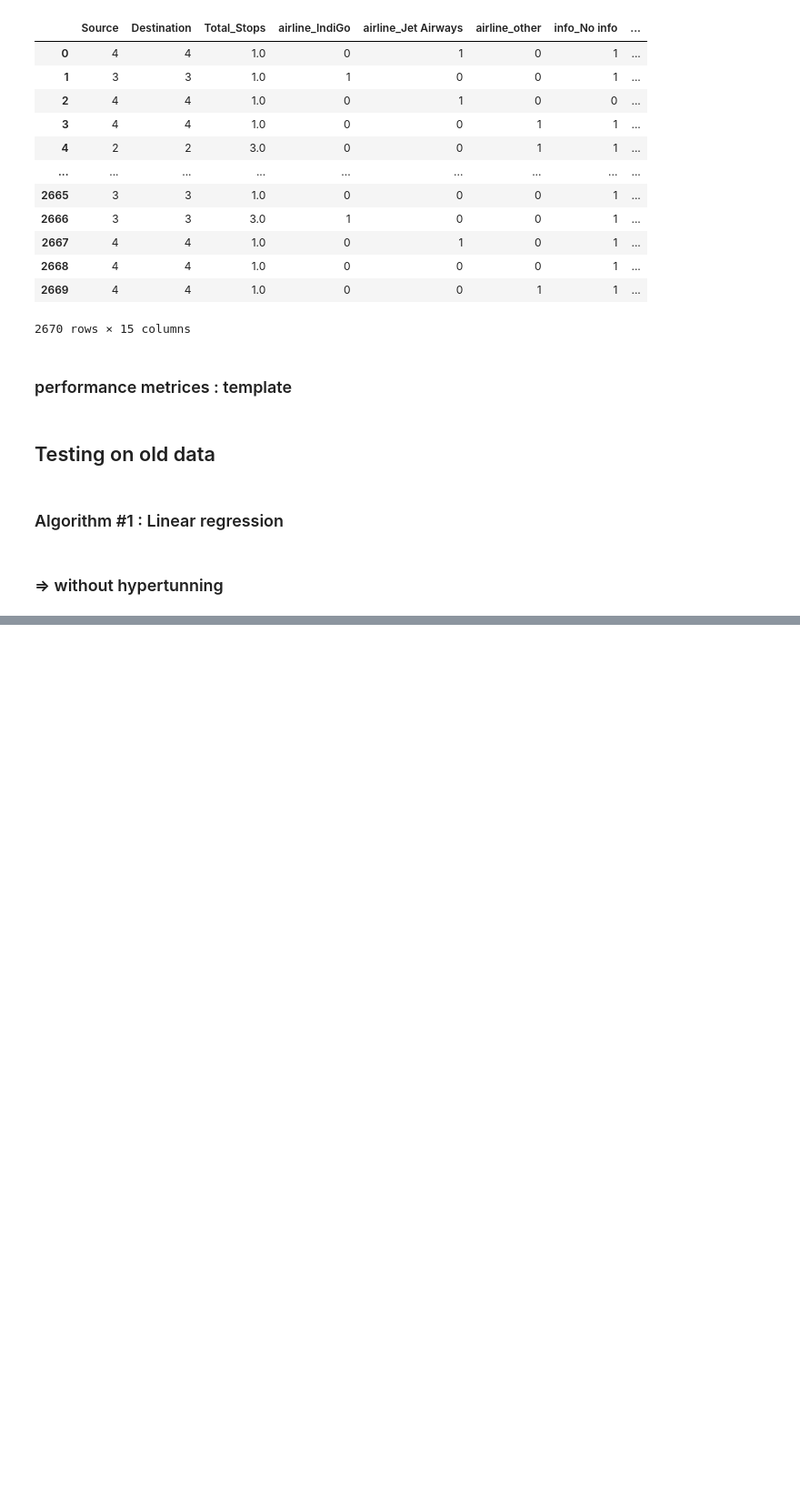
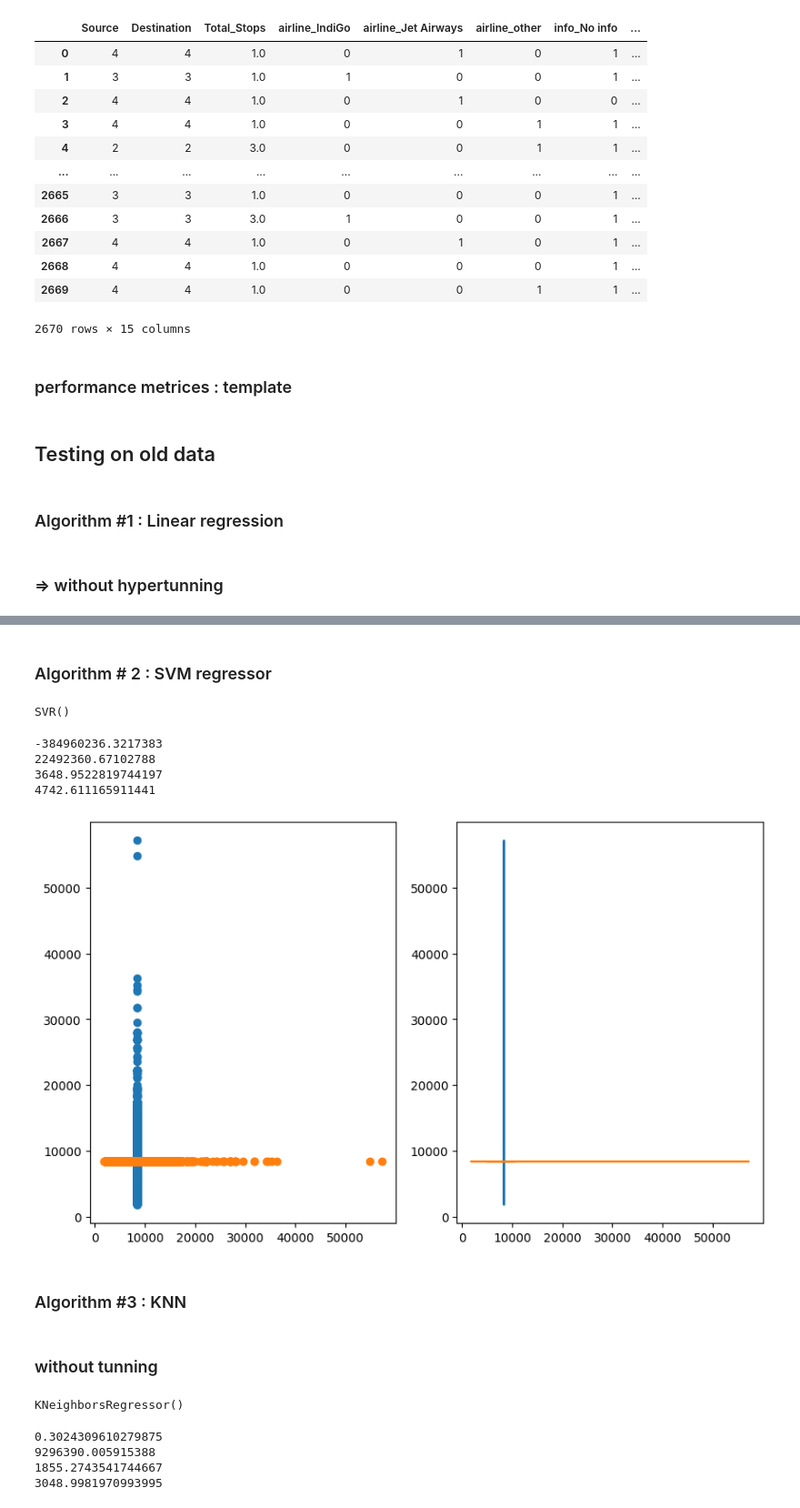
Before and after one commit to utsav87589/Flight-Price-EDA, a Jupyter notebook: notebooks/algos.ipynb, the cells around one changed output, grey strips where cells are left out. Shown at 91% size. Saved outputs shown, nothing was run; the diff lists cells and outputs as text; code cells hidden in the pictures; blank space fills up the shorter version.

Commit message:
applied algorithms and started preparing the detailed report

```diff
--- a/notebooks/algos.ipynb
+++ b/notebooks/algos.ipynb
@@ -121,0 +153,2 @@ def eval_metrices(y_pred, y_test) :
+# %% [markdown]
+### Algorithm # 2 : SVM regressor
@@ -121,0 +158,24 @@ def eval_metrices(y_pred, y_test) :
+# %%
+from sklearn.svm import SVR
+svr = SVR()
+# %%
+svr.fit(X_train, y_train)
+# %% [output]
+SVR()
+# %%
+y_pred_svr = svr.predict(X_test)
+# %%
+eval_metrices(y_pred_svr, y_test)
+# %% [output]
+-384960236.3217383
+22492360.67102788
+3648.9522819744197
+4742.611165911441
+# %%
+plot_graphs(y_pred_svr, y_test)
+# %% [output]
+[figure, added]
+# %% [markdown]
+### Algorithm #3 : KNN
+# %% [markdown]
+### without tunning
@@ -121,0 +185,4 @@ def eval_metrices(y_pred, y_test) :
+# %%
+knn.fit(X_train, y_train)
+# %% [output]
+KNeighborsRegressor()
@@ -121,0 +191,7 @@ def eval_metrices(y_pred, y_test) :
+# %%
+eval_metrices(y_pred_knn, y_test)
+# %% [output]
+0.3024309610279875
+9296390.005915388
+1855.2743541744667
+3048.9981970993995
```
Also changed, not shown: parts of 37 cells of this notebook, 2 other files.
